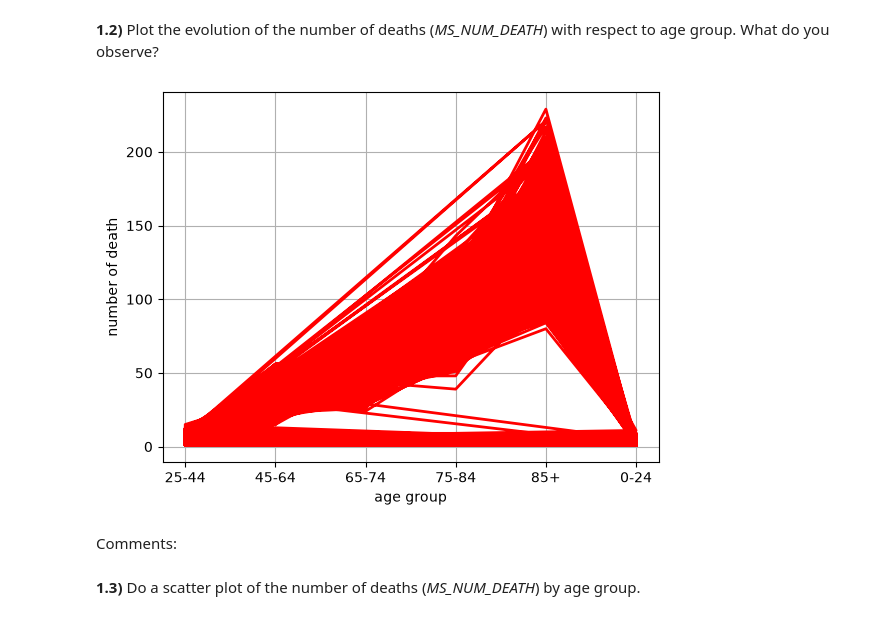
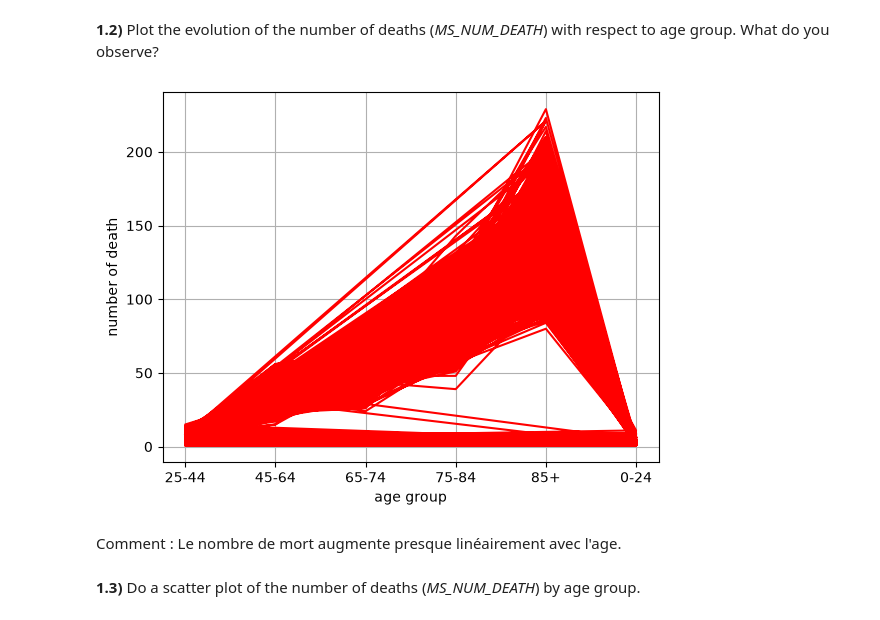
Before and after one commit to Mathieu-Ledent/Hackathon_1_stat, a Jupyter notebook: Hackathon_26_27.ipynb, the cells around one changed output. Cells and saved outputs as stored; diff of their text form; code cells hidden in the pictures.

Commit message:
comment add but the graph can be wrong need to rework on

```diff
--- a/Hackathon_26_27.ipynb
+++ b/Hackathon_26_27.ipynb
@@ -60,14 +60,14 @@ age_group = data_mortality['CD_AGEGROUP'].values
 # %%
 num_death = data_mortality["MS_NUM_DEATH"].values
 plt.xlabel('age group')
 plt.ylabel('number of death')
-plt.plot(age_group,num_death,'r',lw=2)
+plt.plot(age_group,num_death,'r')
 plt.grid(True)
 plt.show()
 # %% [output]
-[figure, old version]
+[figure, new version]
 # %% [markdown]
-Comments:
+Comment : Le nombre de mort augmente presque linéairement avec l'age.
 # %% [markdown]
 **1.3)** Do a scatter plot of the number of deaths (*MS_NUM_DEATH*) by age group.
 # %%
```
